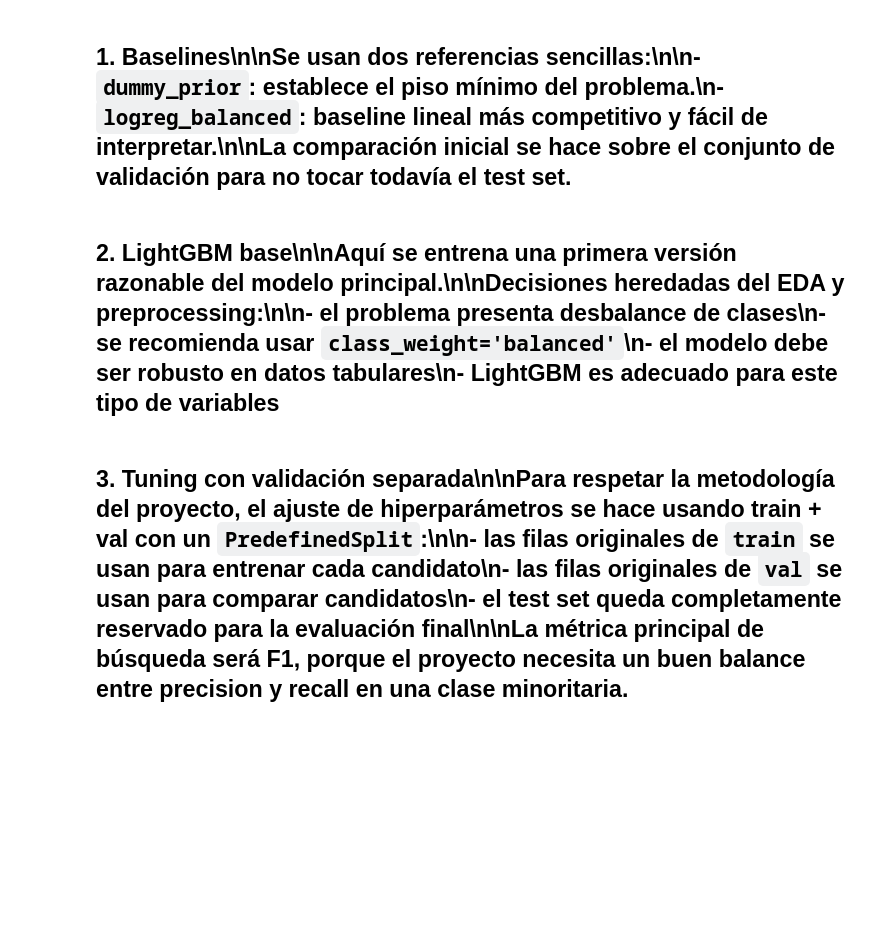
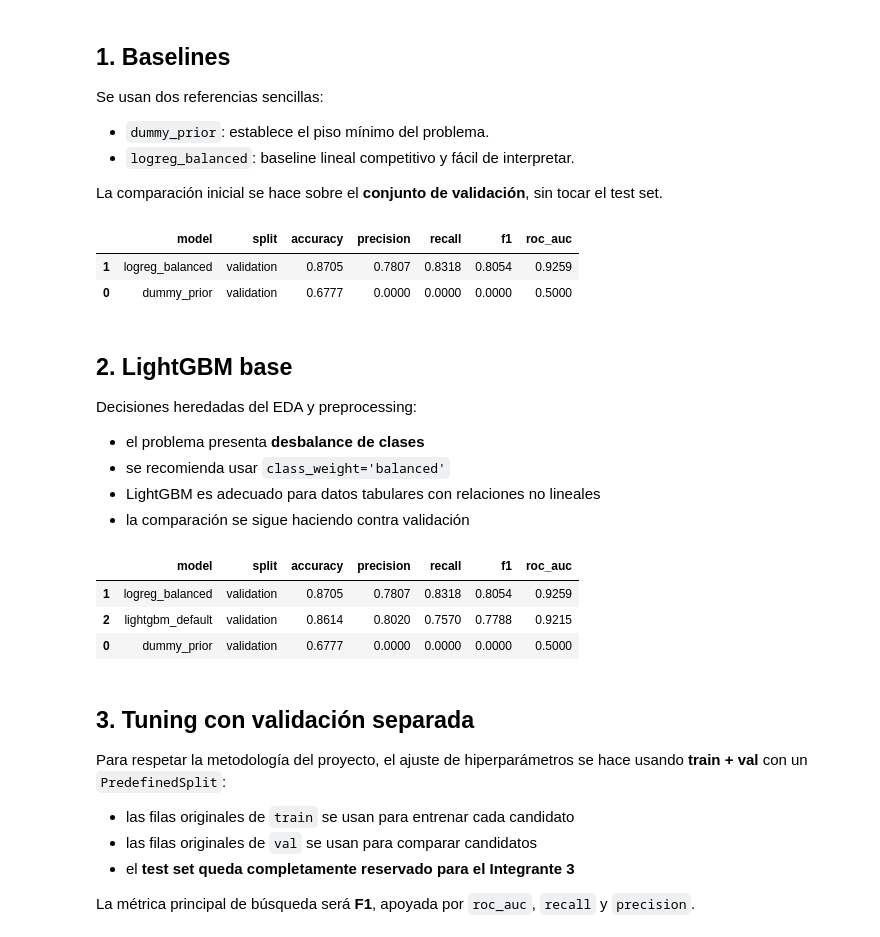
Before and after one commit to Valesague52/Proyecto-Final---IA-, a Jupyter notebook: notebooks/03_modeling.ipynb, the cells around one changed output. Cells and saved outputs as stored; diff of their text form; code cells hidden in the pictures; blank space fills up the shorter version.

```diff
--- a/notebooks/03_modeling.ipynb
+++ b/notebooks/03_modeling.ipynb
@@ -9,11 +97,75 @@ def evaluate_binary_classifier(model, X, y, model_name, split_name):\n    y_pred
 # %% [markdown]
-## 1. Baselines\n\nSe usan dos referencias sencillas:\n\n- `dummy_prior`: establece el piso mínimo del problema.\n- `logreg_balanced`: baseline lineal más competitivo y fácil de interpretar.\n\nLa comparación inicial se hace sobre el **conjunto de validación** para no tocar todavía el test set.
+## 1. Baselines
+
+Se usan dos referencias sencillas:
+
+- `dummy_prior`: establece el piso mínimo del problema.
+- `logreg_balanced`: baseline lineal competitivo y fácil de interpretar.
+
+La comparación inicial se hace sobre el **conjunto de validación**, sin tocar el test set.
 # %%
-baseline_models = {\n    'dummy_prior': DummyClassifier(strategy='prior', random_state=RANDOM_STATE),\n    'logreg_balanced': LogisticRegression(class_weight='balanced', max_iter=2000, random_state=RANDOM_STATE),\n}\n\nvalidation_results = []\n\nfor model_name, model in baseline_models.items():\n    model.fit(X_train, y_train)\n    validation_results.append(\n        evaluate_binary_classifier(model, X_val, y_val, model_name=model_name, split_name='validation')\n    )\n\nvalidation_results_df = pd.DataFrame(validation_results).sort_values('f1', ascending=False)\nvalidation_results_df.round(4)
+baseline_models = {
+    'dummy_prior': DummyClassifier(strategy='prior', random_state=RANDOM_STATE),
+    'logreg_balanced': LogisticRegression(class_weight='balanced', max_iter=2000, random_state=RANDOM_STATE),
+}
+
+validation_results = []
+
+for model_name, model in baseline_models.items():
+    model.fit(X_train, y_train)
+    validation_results.append(
+        evaluate_binary_classifier(model, X_val, y_val, model_name=model_name, split_name='validation')
+    )
+
+validation_results_df = pd.DataFrame(validation_results).sort_values('f1', ascending=False)
+validation_results_df.round(4)
+# %% [output]
+|  | model | split | accuracy | precision | recall | f1 | roc_auc |
+| 1 | logreg_balanced | validation | 0.8705 | 0.7807 | 0.8318 | 0.8054 | 0.9259 |
+| 0 | dummy_prior | validation | 0.6777 | 0.0000 | 0.0000 | 0.0000 | 0.5000 |
 # %% [markdown]
-## 2. LightGBM base\n\nAquí se entrena una primera versión razonable del modelo principal.\n\nDecisiones heredadas del EDA y preprocessing:\n\n- el problema presenta **desbalance de clases**\n- se recomienda usar `class_weight='balanced'`\n- el modelo debe ser robusto en datos tabulares\n- LightGBM es adecuado para este tipo de variables
+## 2. LightGBM base
+
+Decisiones heredadas del EDA y preprocessing:
+
+- el problema presenta **desbalance de clases**
+- se recomienda usar `class_weight='balanced'`
+- LightGBM es adecuado para datos tabulares con relaciones no lineales
+- la comparación se sigue haciendo contra validación
 # %%
-lgbm_default = LGBMClassifier(\n    objective='binary',\n    class_weight='balanced',\n    random_state=RANDOM_STATE,\n    n_estimators=300,\n    learning_rate=0.05,\n    num_leaves=31,\n    subsample=0.9,\n    colsample_bytree=0.9,\n)\n\nlgbm_default.fit(X_train, y_train)\nvalidation_results.append(\n    evaluate_binary_classifier(lgbm_default, X_val, y_val, model_name='lightgbm_default', split_name='validation')\n)\n\nvalidation_results_df = pd.DataFrame(validation_results).sort_values('f1', ascending=False)\nvalidation_results_df.round(4)
+lgbm_default = LGBMClassifier(
+    objective='binary',
+    class_weight='balanced',
+    random_state=RANDOM_STATE,
+    n_estimators=300,
+    learning_rate=0.05,
+    num_leaves=31,
+    subsample=0.9,
+    colsample_bytree=0.9,
+    n_jobs=1,
+    verbosity=-1,
+)
+
+lgbm_default.fit(X_train, y_train)
+validation_results.append(
+    evaluate_binary_classifier(lgbm_default, X_val, y_val, model_name='lightgbm_default', split_name='validation')
+)
+
+validation_results_df = pd.DataFrame(validation_results).sort_values('f1', ascending=False)
+validation_results_df.round(4)
+# %% [output]
+|  | model | split | accuracy | precision | recall | f1 | roc_auc |
+| 1 | logreg_balanced | validation | 0.8705 | 0.7807 | 0.8318 | 0.8054 | 0.9259 |
+| 2 | lightgbm_default | validation | 0.8614 | 0.8020 | 0.7570 | 0.7788 | 0.9215 |
+| 0 | dummy_prior | validation | 0.6777 | 0.0000 | 0.0000 | 0.0000 | 0.5000 |
 # %% [markdown]
-## 3. Tuning con validación separada\n\nPara respetar la metodología del proyecto, el ajuste de hiperparámetros se hace usando **train + val** con un `PredefinedSplit`:\n\n- las filas originales de `train` se usan para entrenar cada candidato\n- las filas originales de `val` se usan para comparar candidatos\n- el **test set queda completamente reservado** para la evaluación final\n\nLa métrica principal de búsqueda será **F1**, porque el proyecto necesita un buen balance entre precision y recall en una clase minoritaria.
+## 3. Tuning con validación separada
+
+Para respetar la metodología del proyecto, el ajuste de hiperparámetros se hace usando **train + val** con un `PredefinedSplit`:
+
+- las filas originales de `train` se usan para entrenar cada candidato
+- las filas originales de `val` se usan para comparar candidatos
+- el **test set queda completamente reservado para el Integrante 3**
+
+La métrica principal de búsqueda será **F1**, apoyada por `roc_auc`, `recall` y `precision`.
 # %%
```
Also changed, not shown: parts of 13 cells of this notebook, 6 other files.
